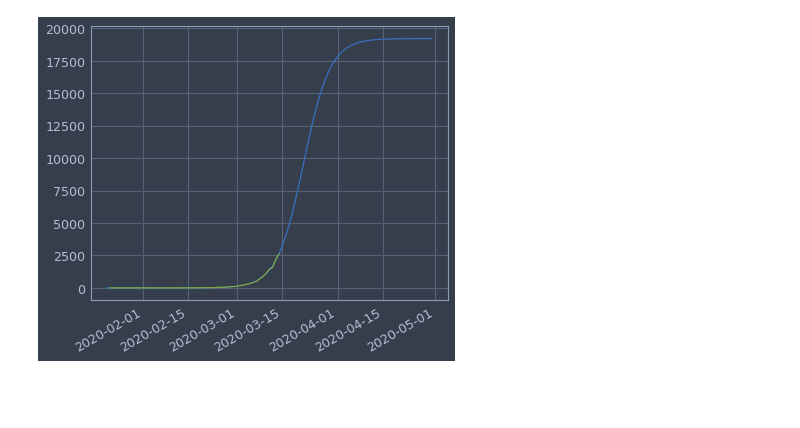
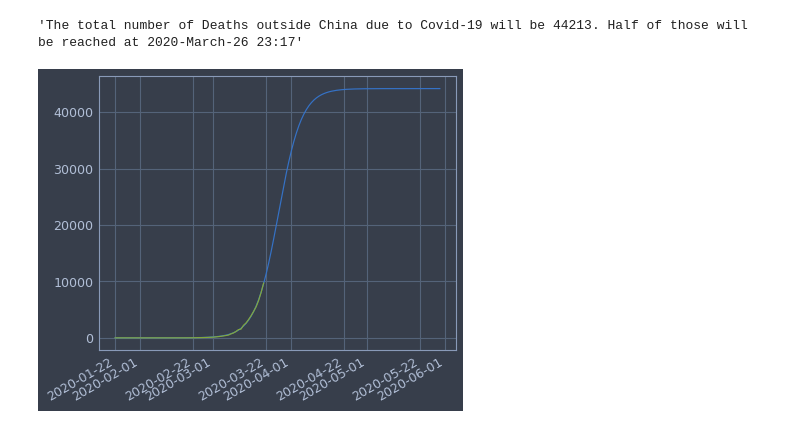
Before and after one commit to pcjedi/notebooks, a Jupyter notebook: corona.ipynb, the cells around one changed output. Drawn from its saved outputs; the diff is of its cells as text; code cells hidden in the pictures; blank space fills up the shorter version.

```diff
--- a/corona.ipynb
+++ b/corona.ipynb
@@ -61,6 +61,4 @@ df_exchina.T.sum().plot(logy = True)
 # %%
-
-
 def sigmoid(x, sat, td, velo):
     x = np.float64(x)
 
@@ -73,13 +71,6 @@ def sigmoid(x, sat, td, velo):
     return real_sat / (1 + np.exp(-x * velo))
 
 x = df.index.values
-sat = 7000 / 1e5
-td = (time.time() + 3*24*3600) / 1e10
+sat = 30000 / 1e5
+td = time.time() / 1e10
 velo = .1
-y = sigmoid(x, sat, td, velo)
-
-print(sat, td, velo)
-
-plt.plot(x, y)
-df_exchina.T.sum().plot()
-plt.show()
@@ -119,9 +96,18 @@ popt[0] * 1e5
+# %%
+th = datetime.datetime.fromtimestamp(popt[1] * 1e10)
+# %%
+f'The total number of Deaths outside China due to Covid-19 will be {int(popt[0] * 1e5)}. Half of those will be reached at {th.strftime("%Y-%B-%d %H:%M")}'
+# %% [output]
+'The total number of Deaths outside China due to Covid-19 will be 44213. Half of those will be reached at 2020-March-26 23:17'
+# %%
+tstart = min(df.index)
+tend = tstart + (th - tstart) * 2
 # %%
-x_extra = np.arange(datetime.datetime(2020,1,21), datetime.datetime(2020,5,1), datetime.timedelta(days=1)).astype('datetime64[ns]')
+x_extra = np.arange(tstart, tend, datetime.timedelta(days=1)).astype('datetime64[ns]')
 y_extra = sigmoid(x_extra, *list(popt))
 
 plt.plot(x_extra, y_extra)
 df_exchina.T.sum().plot()
 plt.show()
 # %% [output]
-[figure, old version]
+[figure, new version]
```
Also changed, not shown: parts of 14 cells of this notebook, 2 other files.
